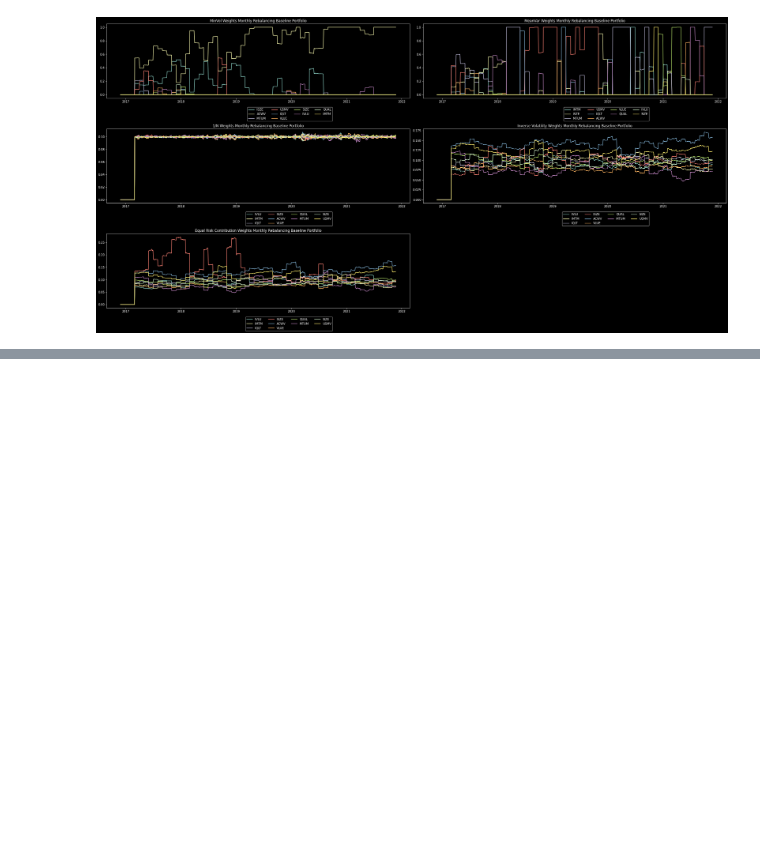
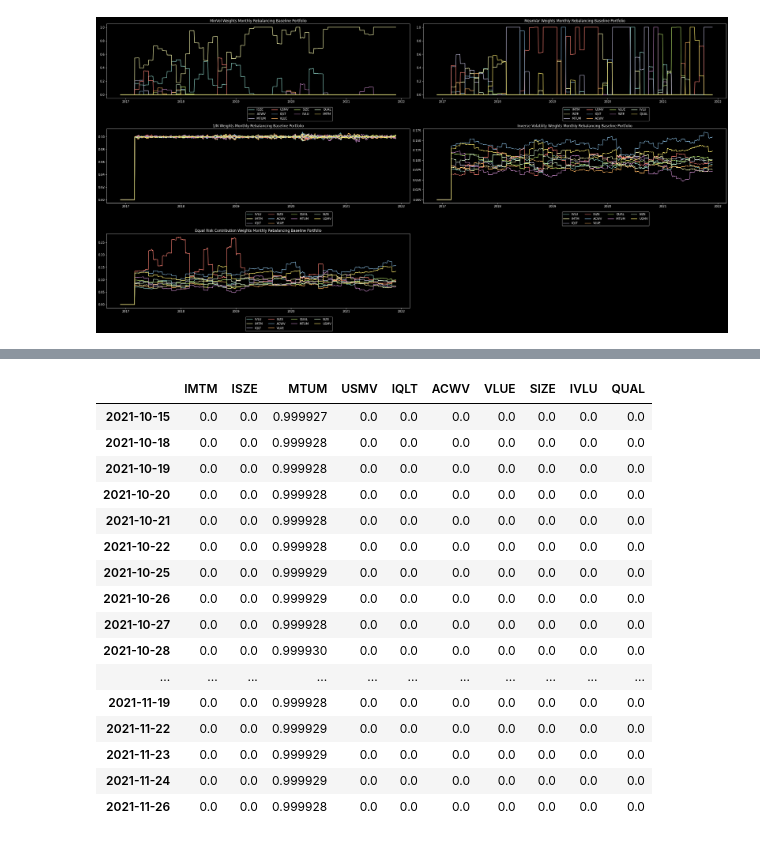
Before and after one commit to kirillstepanovv/Python-for-Finance, a Jupyter notebook: Portfolio Optimization /Optimized FS Invest Portfolio /FS_Invest_Optimization.ipynb, the cells around one changed output, grey strips where cells are left out. Cells and saved outputs as stored; diff of their text form; code cells hidden in the pictures; blank space fills up the shorter version.

```diff
--- a/Portfolio Optimization /Optimized FS Invest Portfolio /FS_Invest_Optimization.ipynb
+++ b/Portfolio Optimization /Optimized FS Invest Portfolio /FS_Invest_Optimization.ipynb
@@ -306,0 +316,20 @@ result_invvol.get_transactions().tail(10)
+# %%
+result_meanvar.get_security_weights().tail(30)
+# %% [output]
+|  | IMTM | ISZE | MTUM | USMV | IQLT | ACWV | VLUE | SIZE | IVLU | QUAL |
+| 2021-10-15 | 0.0 | 0.0 | 0.999927 | 0.0 | 0.0 | 0.0 | 0.0 | 0.0 | 0.0 | 0.0 |
+| 2021-10-18 | 0.0 | 0.0 | 0.999928 | 0.0 | 0.0 | 0.0 | 0.0 | 0.0 | 0.0 | 0.0 |
+| 2021-10-19 | 0.0 | 0.0 | 0.999928 | 0.0 | 0.0 | 0.0 | 0.0 | 0.0 | 0.0 | 0.0 |
+| 2021-10-20 | 0.0 | 0.0 | 0.999928 | 0.0 | 0.0 | 0.0 | 0.0 | 0.0 | 0.0 | 0.0 |
+| 2021-10-21 | 0.0 | 0.0 | 0.999928 | 0.0 | 0.0 | 0.0 | 0.0 | 0.0 | 0.0 | 0.0 |
+| 2021-10-22 | 0.0 | 0.0 | 0.999928 | 0.0 | 0.0 | 0.0 | 0.0 | 0.0 | 0.0 | 0.0 |
+| 2021-10-25 | 0.0 | 0.0 | 0.999929 | 0.0 | 0.0 | 0.0 | 0.0 | 0.0 | 0.0 | 0.0 |
+| 2021-10-26 | 0.0 | 0.0 | 0.999929 | 0.0 | 0.0 | 0.0 | 0.0 | 0.0 | 0.0 | 0.0 |
+| 2021-10-27 | 0.0 | 0.0 | 0.999928 | 0.0 | 0.0 | 0.0 | 0.0 | 0.0 | 0.0 | 0.0 |
+| 2021-10-28 | 0.0 | 0.0 | 0.999930 | 0.0 | 0.0 | 0.0 | 0.0 | 0.0 | 0.0 | 0.0 |
+| ... | ... | ... | ... | ... | ... | ... | ... | ... | ... | ... |
+| 2021-11-19 | 0.0 | 0.0 | 0.999928 | 0.0 | 0.0 | 0.0 | 0.0 | 0.0 | 0.0 | 0.0 |
+| 2021-11-22 | 0.0 | 0.0 | 0.999929 | 0.0 | 0.0 | 0.0 | 0.0 | 0.0 | 0.0 | 0.0 |
+| 2021-11-23 | 0.0 | 0.0 | 0.999929 | 0.0 | 0.0 | 0.0 | 0.0 | 0.0 | 0.0 | 0.0 |
+| 2021-11-24 | 0.0 | 0.0 | 0.999929 | 0.0 | 0.0 | 0.0 | 0.0 | 0.0 | 0.0 | 0.0 |
+| 2021-11-26 | 0.0 | 0.0 | 0.999928 | 0.0 | 0.0 | 0.0 | 0.0 | 0.0 | 0.0 | 0.0 |
```
Also changed, not shown: parts of 7 cells of this notebook.
